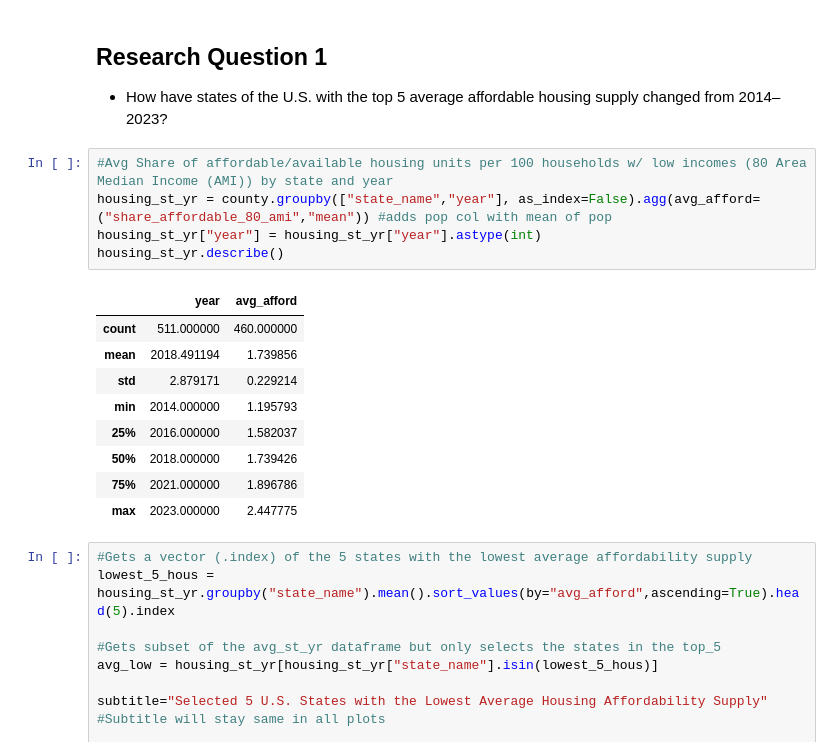
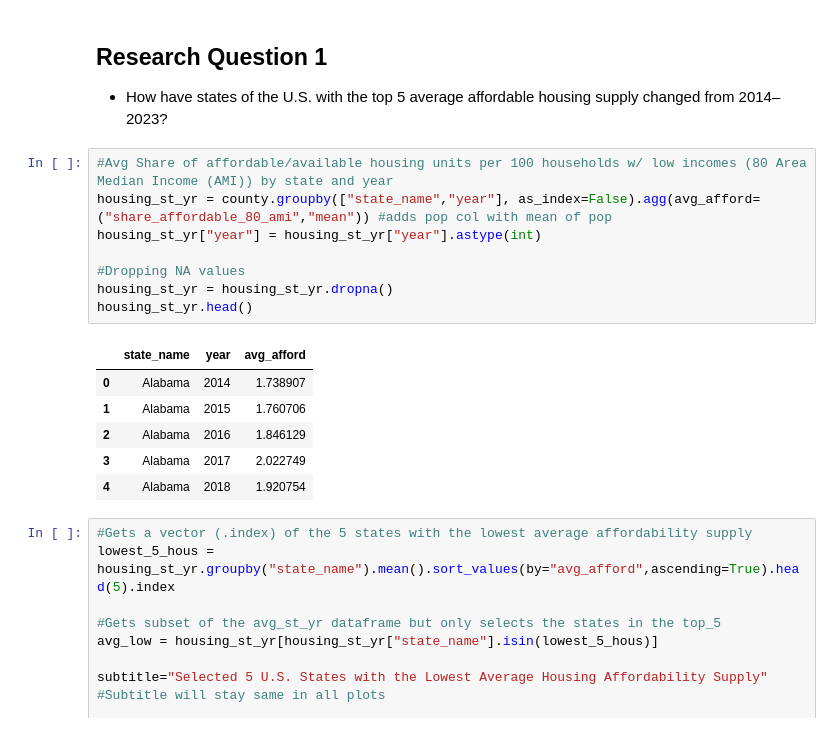
Before and after one commit to Adrian1840/MATH120_Final_Project, a Jupyter notebook: notebooks/MATH120_Final_Project.ipynb, the cells around one changed output. Saved outputs shown, nothing was run; the diff lists cells and outputs as text.

```diff
--- a/notebooks/MATH120_Final_Project.ipynb
+++ b/notebooks/MATH120_Final_Project.ipynb
@@ -69,18 +69,18 @@ county.head() #see head of the data
 # %%
 #Avg Share of affordable/available housing units per 100 households w/ low incomes (80 Area Median Income (AMI)) by state and year
 housing_st_yr = county.groupby(["state_name","year"], as_index=False).agg(avg_afford= ("share_affordable_80_ami","mean")) #adds pop col with mean of pop
 housing_st_yr["year"] = housing_st_yr["year"].astype(int)
-housing_st_yr.describe()
+
+#Dropping NA values
+housing_st_yr = housing_st_yr.dropna()
+housing_st_yr.head()
 # %% [output]
-|  | year | avg_afford |
-| count | 511.000000 | 460.000000 |
-| mean | 2018.491194 | 1.739856 |
-| std | 2.879171 | 0.229214 |
-| min | 2014.000000 | 1.195793 |
-| 25% | 2016.000000 | 1.582037 |
-| 50% | 2018.000000 | 1.739426 |
-| 75% | 2021.000000 | 1.896786 |
-| max | 2023.000000 | 2.447775 |
+|  | state_name | year | avg_afford |
+| 0 | Alabama | 2014 | 1.738907 |
+| 1 | Alabama | 2015 | 1.760706 |
+| 2 | Alabama | 2016 | 1.846129 |
+| 3 | Alabama | 2017 | 2.022749 |
+| 4 | Alabama | 2018 | 1.920754 |
 # %%
 #Gets a vector (.index) of the 5 states with the lowest average affordability supply
 lowest_5_hous = housing_st_yr.groupby("state_name").mean().sort_values(by="avg_afford",ascending=True).head(5).index
```
Also changed, not shown: parts of 3 cells of this notebook.
